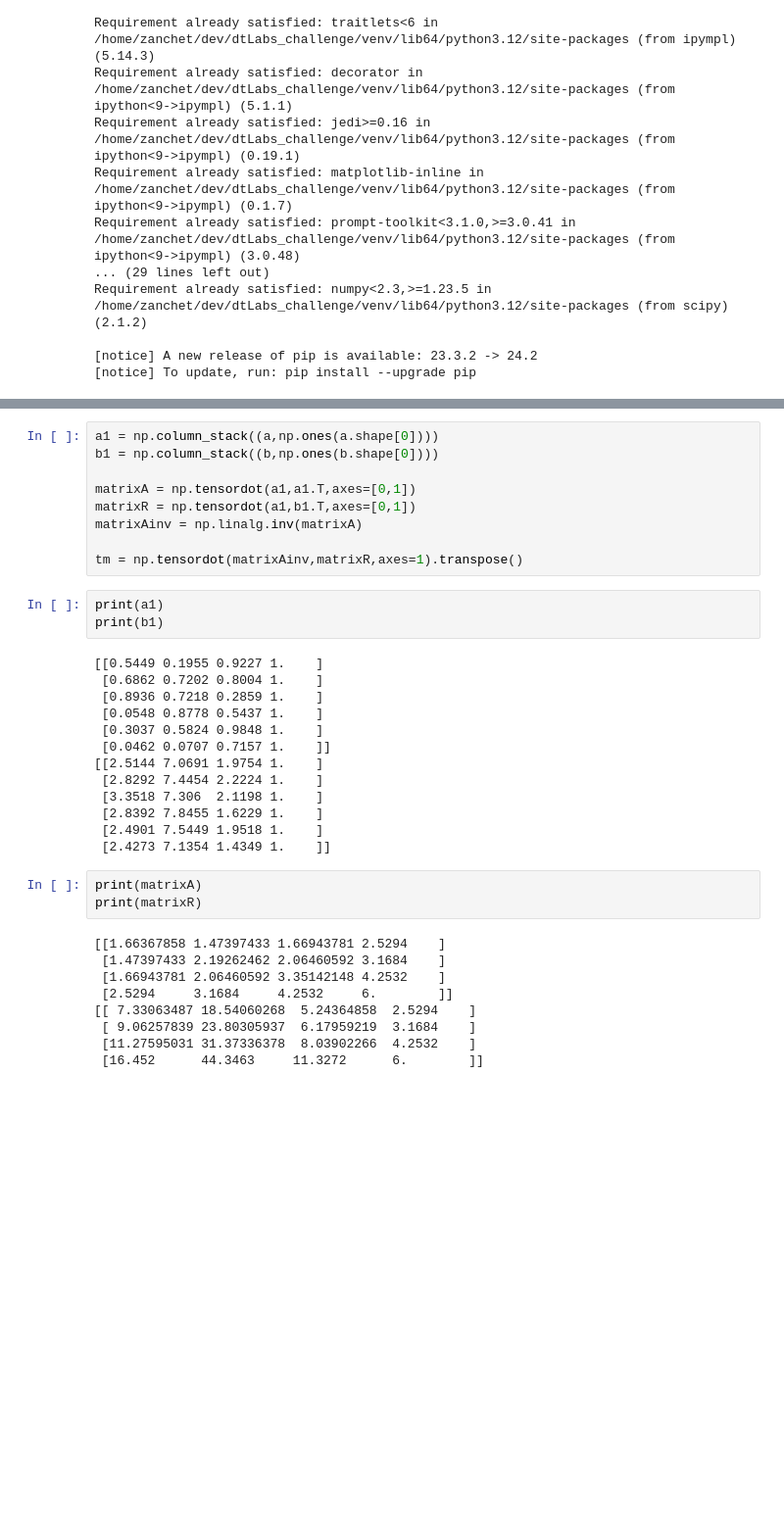
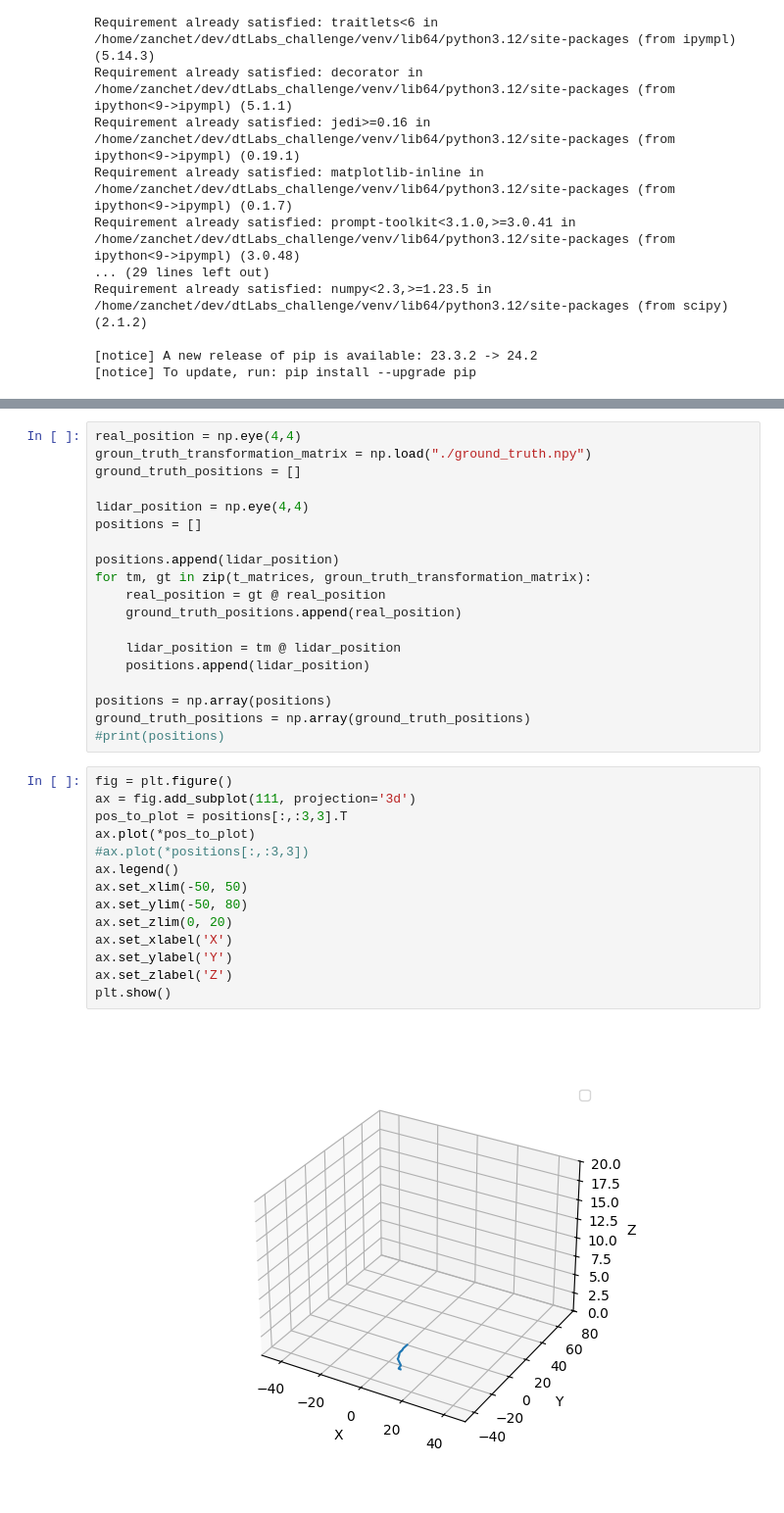
Before and after one commit to Zanchet2020/ICP_python, a Jupyter notebook: Questao_1/Q1.ipynb, the cells around one changed output, grey strips where cells are left out. Shown at 98% size. Cells and saved outputs as stored; diff of their text form; blank space fills up the shorter version.

```diff
--- a/Questao_1/Q1.ipynb
+++ b/Questao_1/Q1.ipynb
@@ -153,37 +211,35 @@ array([[ 9.98285063e-01,  2.02626371e-03,  7.29186946e-03,
-# %%
-a1 = np.column_stack((a,np.ones(a.shape[0])))
-b1 = np.column_stack((b,np.ones(b.shape[0])))
-
-matrixA = np.tensordot(a1,a1.T,axes=[0,1])
-matrixR = np.tensordot(a1,b1.T,axes=[0,1])
-matrixAinv = np.linalg.inv(matrixA)
-
-tm = np.tensordot(matrixAinv,matrixR,axes=1).transpose()
-# %%
-print(a1)
-print(b1)
-# %% [output]
-[[0.5449 0.1955 0.9227 1.    ]
- [0.6862 0.7202 0.8004 1.    ]
- [0.8936 0.7218 0.2859 1.    ]
- [0.0548 0.8778 0.5437 1.    ]
- [0.3037 0.5824 0.9848 1.    ]
- [0.0462 0.0707 0.7157 1.    ]]
-[[2.5144 7.0691 1.9754 1.    ]
- [2.8292 7.4454 2.2224 1.    ]
- [3.3518 7.306  2.1198 1.    ]
- [2.8392 7.8455 1.6229 1.    ]
- [2.4901 7.5449 1.9518 1.    ]
- [2.4273 7.1354 1.4349 1.    ]]
-# %%
-print(matrixA)
-print(matrixR)
-# %% [output]
-[[1.66367858 1.47397433 1.66943781 2.5294    ]
- [1.47397433 2.19262462 2.06460592 3.1684    ]
- [1.66943781 2.06460592 3.35142148 4.2532    ]
- [2.5294     3.1684     4.2532     6.        ]]
-[[ 7.33063487 18.54060268  5.24364858  2.5294    ]
- [ 9.06257839 23.80305937  6.17959219  3.1684    ]
- [11.27595031 31.37336378  8.03902266  4.2532    ]
- [16.452      44.3463     11.3272      6.        ]]
+# %%
+real_position = np.eye(4,4)
+groun_truth_transformation_matrix = np.load("./ground_truth.npy")
+ground_truth_positions = []
+
+lidar_position = np.eye(4,4)
+positions = []
+
+positions.append(lidar_position)
+for tm, gt in zip(t_matrices, groun_truth_transformation_matrix):
+    real_position = gt @ real_position
+    ground_truth_positions.append(real_position)
+
+    lidar_position = tm @ lidar_position
+    positions.append(lidar_position)
+
+positions = np.array(positions)
+ground_truth_positions = np.array(ground_truth_positions)
+#print(positions)
+# %%
+fig = plt.figure()
+ax = fig.add_subplot(111, projection='3d')
+pos_to_plot = positions[:,:3,3].T
+ax.plot(*pos_to_plot)
+#ax.plot(*positions[:,:3,3])
+ax.legend()
+ax.set_xlim(-50, 50)
+ax.set_ylim(-50, 80)
+ax.set_zlim(0, 20)
+ax.set_xlabel('X')
+ax.set_ylabel('Y')
+ax.set_zlabel('Z')
+plt.show()
+# %% [output]
+[figure, added]
```
Also changed, not shown: parts of 8 cells of this notebook.
